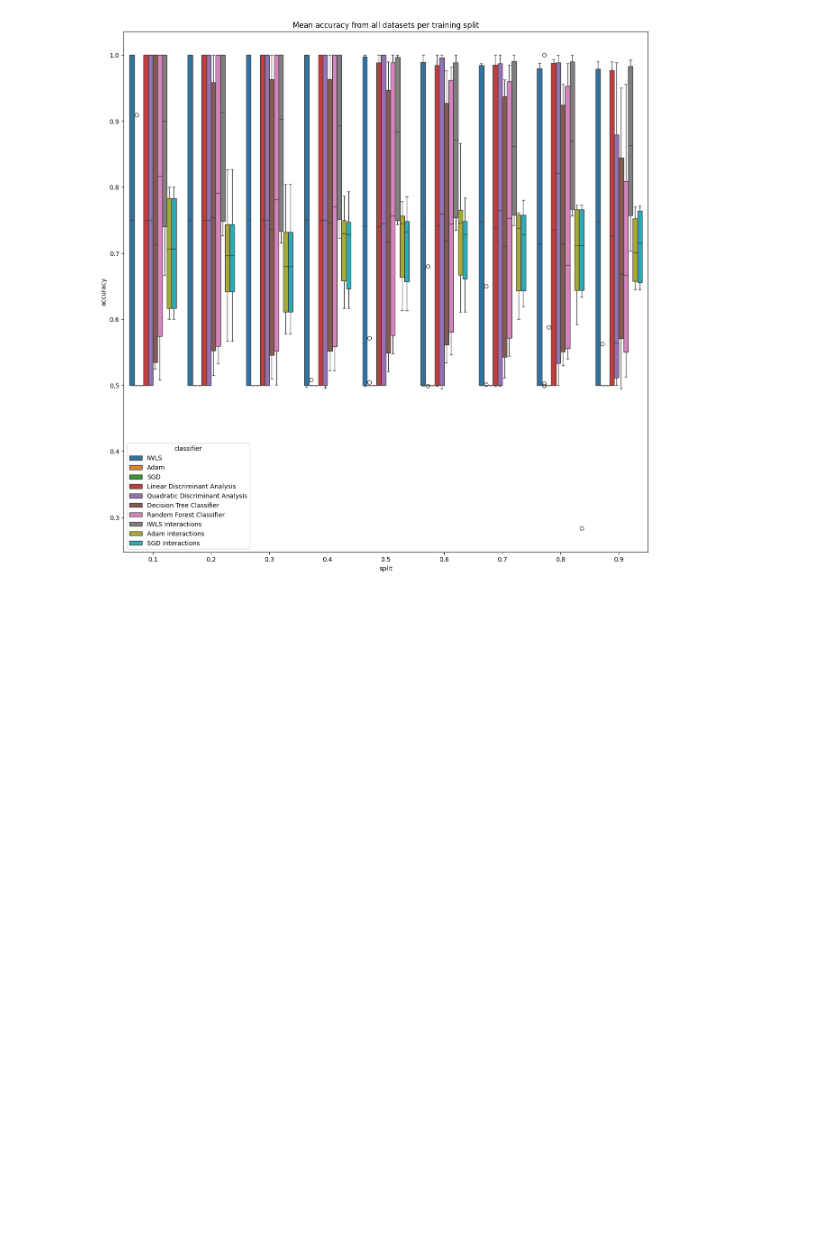
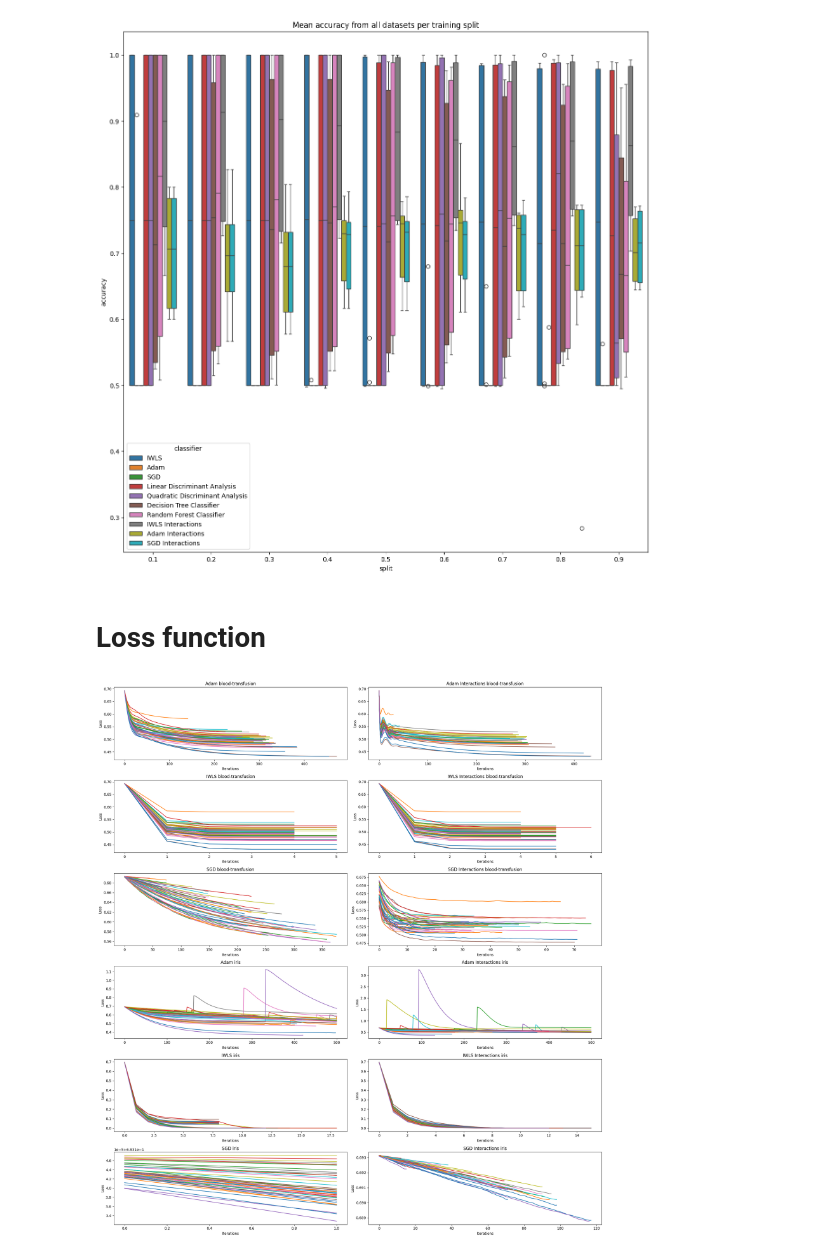
Before and after one commit to PrusWielki/advml-proj-1, a Jupyter notebook: task3-p.ipynb, the cells around one changed output. Cells and saved outputs as stored; diff of their text form; code cells hidden in the pictures; blank space fills up the shorter version.

Commit message:
loss function

```diff
--- a/task3-p.ipynb
+++ b/task3-p.ipynb
@@ -58,7 +58,7 @@ def performExperiment(X,y,logisticparams, withInteractions,dataset):
                 history = classifier.fit(X_train.astype(float),y_train.astype(float))
                 y_pred=classifier.predict(X_test)
 
-                costs.append([history, classifiersNames[i],seed,split,False,dataset])
+                # costs.append([history, classifiersNames[i],seed,split,False,dataset])
                 accuracies.append([balanced_accuracy_score(y_test, y_pred),classifiersNames[i],seed,split,False,dataset])
             if withInteractions==True:
                 X_train=addInteractions(X_train)
@@ -266,3 +251,41 @@ sns.boxplot(concatAcc,x='split',y='accuracy',hue='classifier')
 plt.show()
 # %% [output]
 [figure]
+# %% [markdown]
+# Loss function
+# %%
+# Need to group the results, and then calculate the mean column wise
+costsDf = pd.DataFrame(columns=['cost','classifier','seed','split','interactions','dataset'])
+for cost in costs:
+    costDf = pd.DataFrame(columns = ['cost','classifier','seed','split','interactions','dataset'],data=cost)
+    costsDf=pd.concat([costsDf, costDf], ignore_index=True, sort=False)
+costsDf=costsDf.apply(lambda x:mapOptimizerToString(x),axis=1)
+grouped =costsDf.groupby(by=['dataset','classifier'])
+
+costFunctionToPlot = []
+for name, group in grouped:
+    # means = group['cost'].values.mean(axis=0)
+    costFunctionToPlot.append([group['cost'],group['classifier'].iloc[0],group['dataset'].iloc[0]])
+
+i =0
+totalNumberOfGraphs = len(costFunctionToPlot)
+numberOfColumns = 2
+numberOfRows = totalNumberOfGraphs // numberOfColumns
+if totalNumberOfGraphs % numberOfColumns != 0:
+    numberOfRows += 1
+
+positionsVector = range(1,totalNumberOfGraphs + 1)
+fig = plt.figure(1,figsize=(20,22))
+#fig.tight_layout()
+for algorithmCosts in costFunctionToPlot:
+    ax = fig.add_subplot(numberOfRows,numberOfColumns,positionsVector[i])
+    ax.title.set_text(algorithmCosts[1]+" "+ algorithmCosts[2])
+    ax.set_xlabel('Iterations')
+    ax.set_ylabel('Loss')
+    for costsToPlot in algorithmCosts[0]:
+        sns.lineplot(costsToPlot, ax=ax)
+    i+=1
+plt.tight_layout()
+plt.show()
+# %% [output]
+[figure, added]
```
Also changed, not shown: parts of 2 cells of this notebook, 2 other files.
